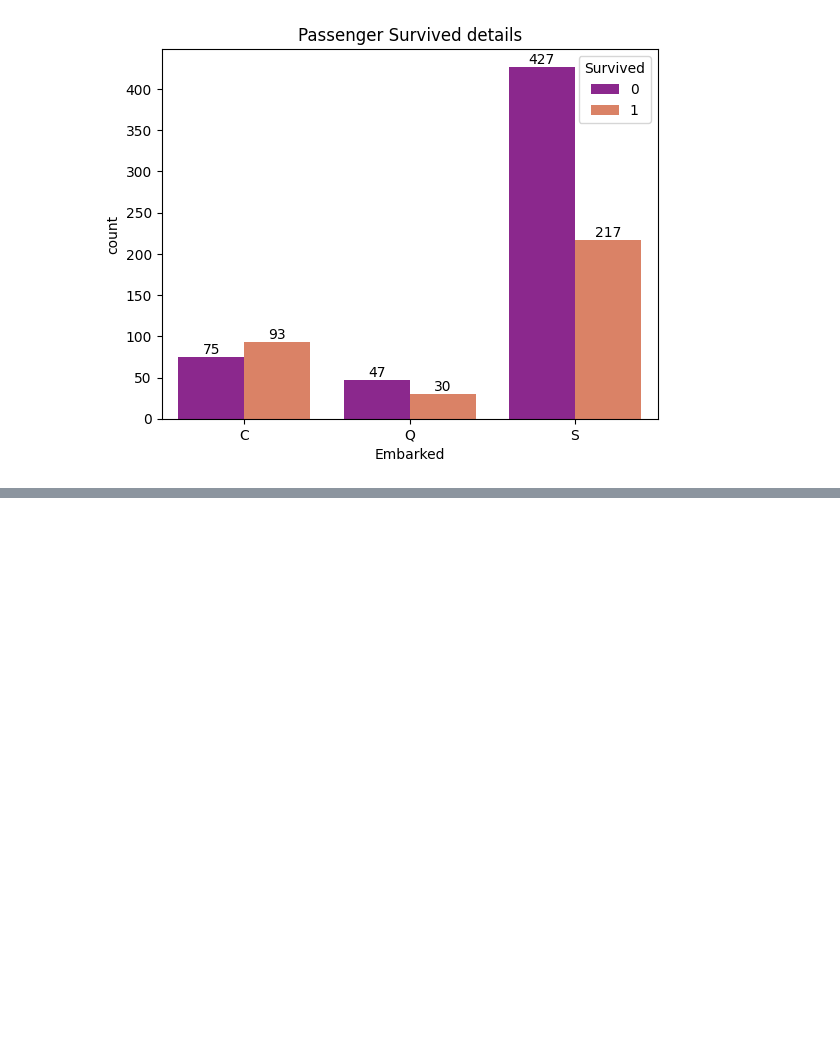
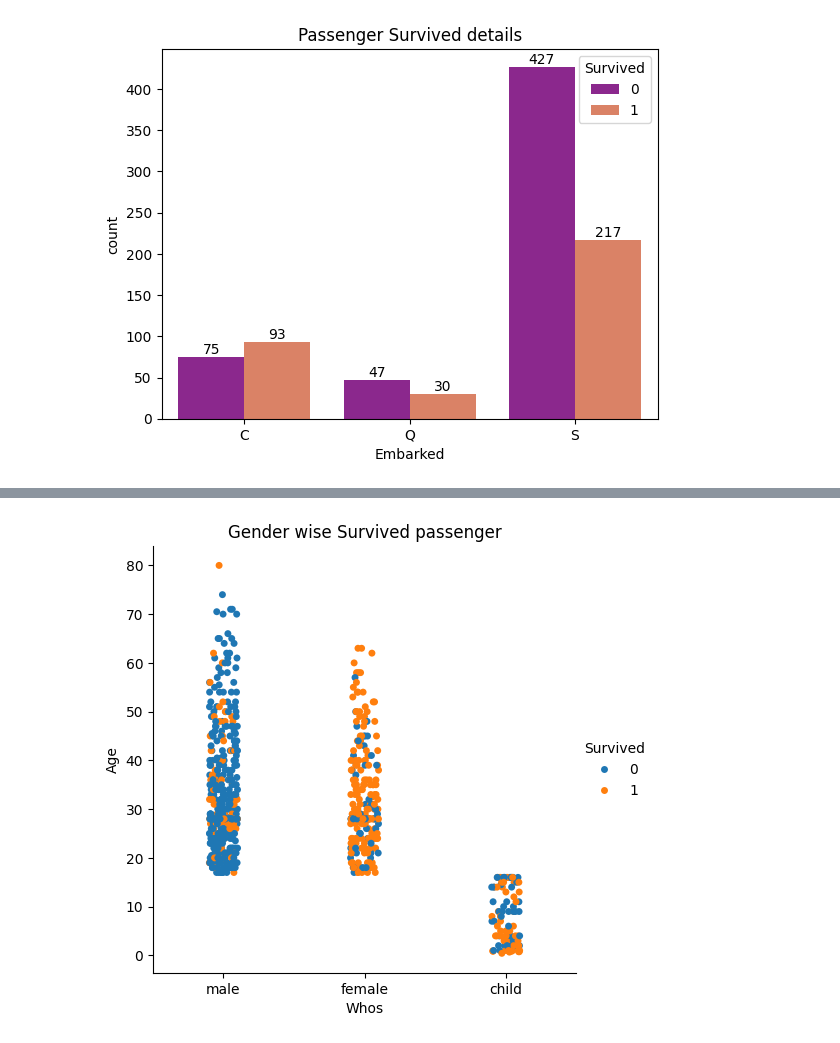
Before and after one commit to mayanktech02-lang/Titanic_EDA_Project, a Jupyter notebook: Titanic_EDA.ipynb, the cells around one changed output, grey strips where cells are left out. Drawn from its saved outputs; the diff is of its cells as text; code cells hidden in the pictures; blank space fills up the shorter version.

```diff
--- a/Titanic_EDA.ipynb
+++ b/Titanic_EDA.ipynb
@@ -273,0 +300,6 @@ plt.show()
+# %%
+sns.catplot(titanic, x =  'Whos', y = 'Age', hue = 'Survived')
+plt.title('Gender wise Survived passenger')
+plt.show()
+# %% [output]
+[figure, added]
```
Also changed, not shown: parts of 8 cells of this notebook.
